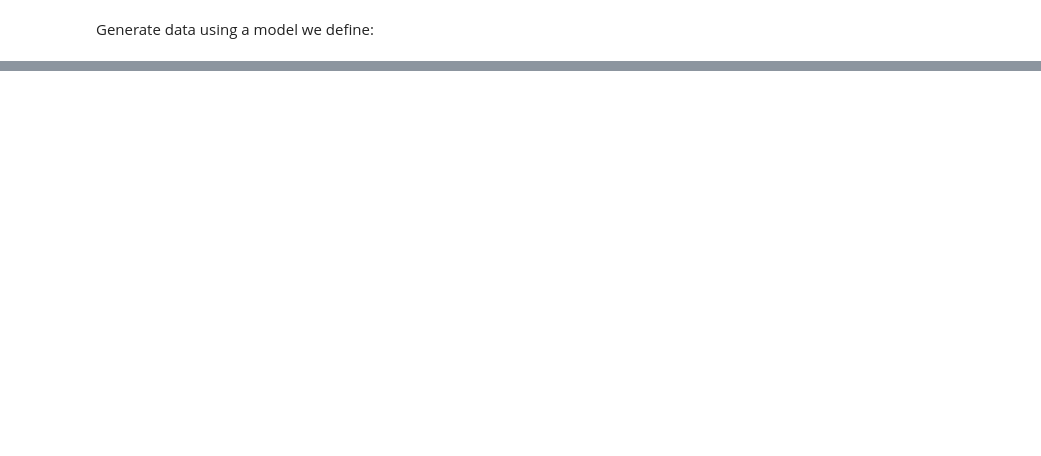
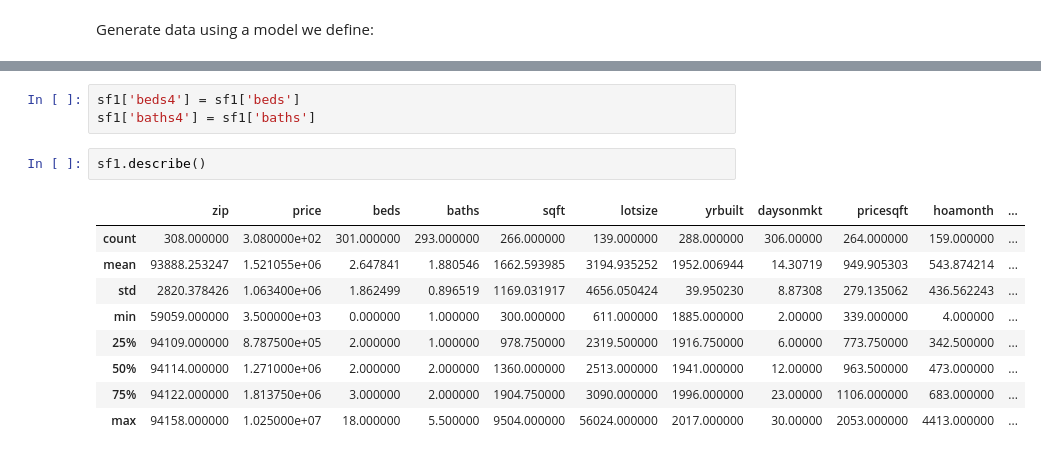
Before and after one commit to ual/hedonic-models, a Jupyter notebook: sales-hedonic.ipynb, the cells around one changed output, grey strips where cells are left out. Drawn from its saved outputs; the diff is of its cells as text; blank space fills up the shorter version.

```diff
--- a/sales-hedonic.ipynb
+++ b/sales-hedonic.ipynb
@@ -75,0 +231,15 @@ plt.show();
+# %%
+sf1['beds4'] = sf1['beds']
+sf1['baths4'] = sf1['baths']
+# %%
+sf1.describe()
+# %% [output]
+|  | zip | price | beds | baths | sqft | lotsize | yrbuilt | daysonmkt | pricesqft | hoamonth | ... |
+| count | 308.000000 | 3.080000e+02 | 301.000000 | 293.000000 | 266.000000 | 139.000000 | 288.000000 | 306.00000 | 264.000000 | 159.000000 | ... |
+| mean | 93888.253247 | 1.521055e+06 | 2.647841 | 1.880546 | 1662.593985 | 3194.935252 | 1952.006944 | 14.30719 | 949.905303 | 543.874214 | ... |
+| std | 2820.378426 | 1.063400e+06 | 1.862499 | 0.896519 | 1169.031917 | 4656.050424 | 39.950230 | 8.87308 | 279.135062 | 436.562243 | ... |
+| min | 59059.000000 | 3.500000e+03 | 0.000000 | 1.000000 | 300.000000 | 611.000000 | 1885.000000 | 2.00000 | 339.000000 | 4.000000 | ... |
+| 25% | 94109.000000 | 8.787500e+05 | 2.000000 | 1.000000 | 978.750000 | 2319.500000 | 1916.750000 | 6.00000 | 773.750000 | 342.500000 | ... |
+| 50% | 94114.000000 | 1.271000e+06 | 2.000000 | 2.000000 | 1360.000000 | 2513.000000 | 1941.000000 | 12.00000 | 963.500000 | 473.000000 | ... |
+| 75% | 94122.000000 | 1.813750e+06 | 3.000000 | 2.000000 | 1904.750000 | 3090.000000 | 1996.000000 | 23.00000 | 1106.000000 | 683.000000 | ... |
+| max | 94158.000000 | 1.025000e+07 | 18.000000 | 5.500000 | 9504.000000 | 56024.000000 | 2017.000000 | 30.00000 | 2053.000000 | 4413.000000 | ... |
```
Also changed, not shown: parts of 86 cells of this notebook, 1 other file.
